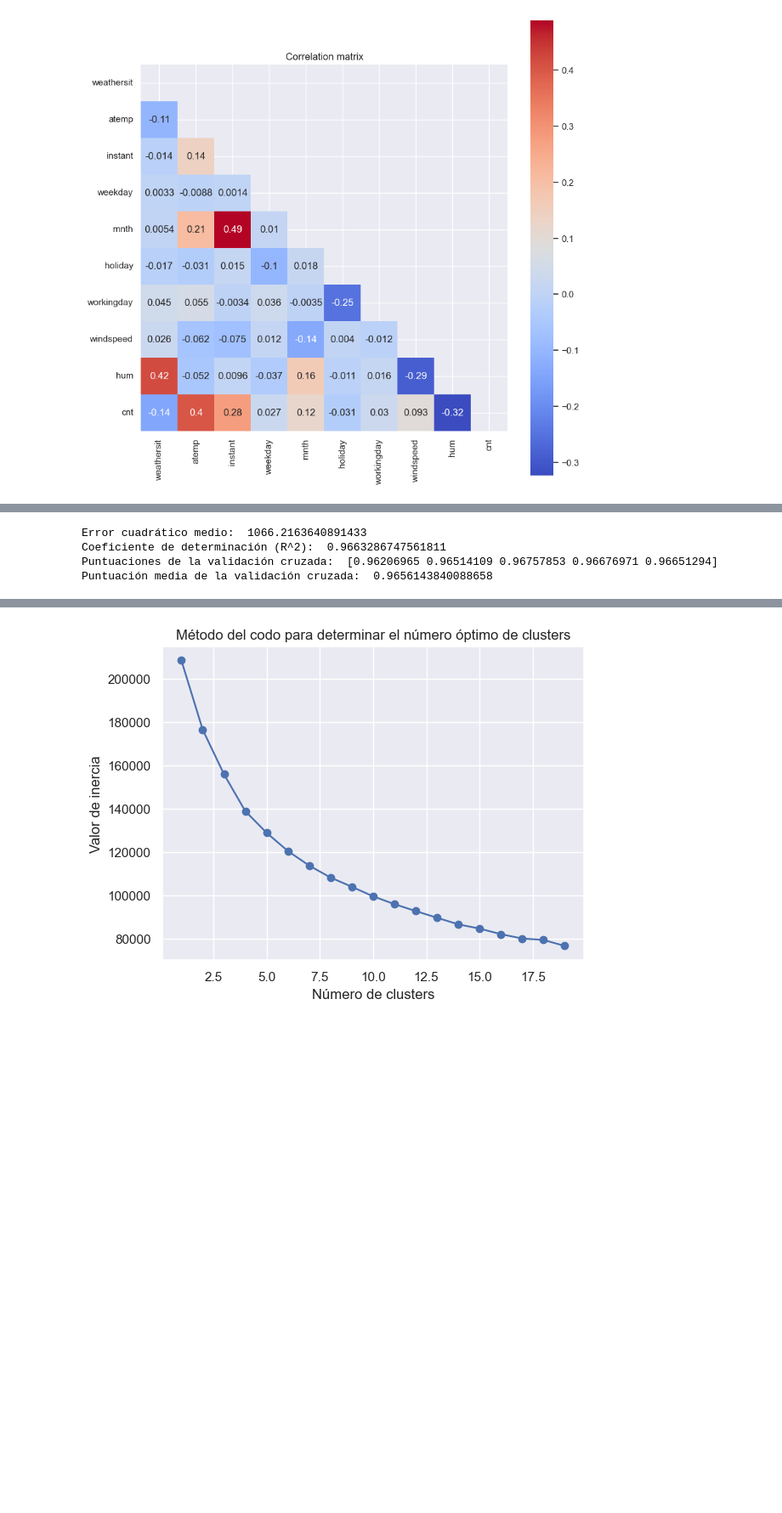
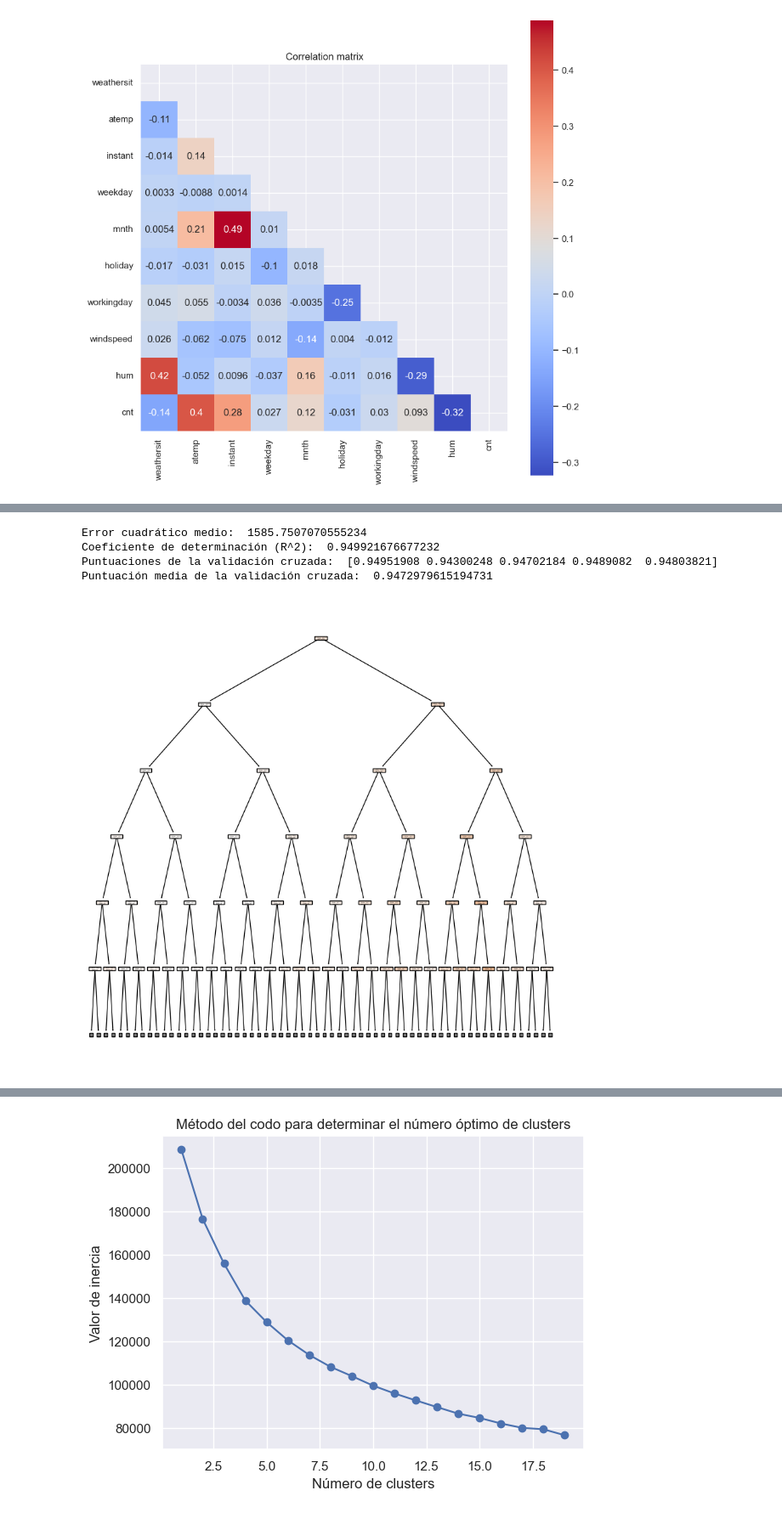
Before and after one commit to alejomaf/bike-sharing-predictor-system, a Jupyter notebook: bike-sharing-predictor-system.ipynb, the cells around one changed output, grey strips where cells are left out. Shown at 85% size. Cells and saved outputs as stored; diff of their text form; code cells hidden in the pictures; blank space fills up the shorter version.

```diff
--- a/bike-sharing-predictor-system.ipynb
+++ b/bike-sharing-predictor-system.ipynb
@@ -119,34 +123,43 @@ plt.show()
 # %%
 # Aprendizaje supervisado
 
 # Definir las variables dependientes e independientes
 y = df["cnt"]
 X = normalized_df
 
 # Dividir el conjunto de datos en conjunto de entrenamiento y prueba
 X_train, X_test, y_train, y_test = train_test_split(X, y, test_size=0.2, random_state=42)
 
-# Crear y entrenar el modelo de regresión lineal
-lr = LinearRegression()
-lr.fit(X_train, y_train)
+# Crear y entrenar el modelo de Random Forest
+rf = RandomForestRegressor(n_estimators=200, random_state=42)
+rf.fit(X_train, y_train)
 
 # Predecir valores usando el conjunto de prueba
-y_pred = lr.predict(X_test)
+y_pred = rf.predict(X_test)
 
 # Calcular el error cuadrático medio y el coeficiente de determinación (R^2)
 mse = mean_squared_error(y_test, y_pred)
 r2 = r2_score(y_test, y_pred)
 
 # Realizar la validación cruzada con k=5
-scores = cross_val_score(lr, X_train, y_train, cv=5)
+scores = cross_val_score(rf, X_train, y_train, cv=5)
 
-print("Error cuadrático medio: ", mse)
+# Imprimir los resultados
+print("Error cuadrático medio: ", mse.mean())
 print("Coeficiente de determinación (R^2): ", r2)
-# Imprimir las puntuaciones y su media
 print("Puntuaciones de la validación cruzada: ", scores)
 print("Puntuación media de la validación cruzada: ", scores.mean())
+
+# Obtener el primer árbol de decisión en el bosque
+tree = rf.estimators_[0]
+
+# Generar el gráfico del árbol de decisión limitado a una profundidad máxima de 5
+plt.figure(figsize=(10, 10))
+plot_tree(tree, feature_names=df.drop(columns=["cnt"]).columns, filled=True, max_depth=5)
+plt.show()
 # %% [output]
-Error cuadrático medio:  1066.2163640891433
-Coeficiente de determinación (R^2):  0.9663286747561811
-Puntuaciones de la validación cruzada:  [0.96206965 0.96514109 0.96757853 0.96676971 0.96651294]
-Puntuación media de la validación cruzada:  0.9656143840088658
+Error cuadrático medio:  1585.7507070555234
+Coeficiente de determinación (R^2):  0.949921676677232
+Puntuaciones de la validación cruzada:  [0.94951908 0.94300248 0.94702184 0.9489082  0.94803821]
+Puntuación media de la validación cruzada:  0.9472979615194731
+[figure, added]
```
Also changed, not shown: parts of 4 cells of this notebook.
